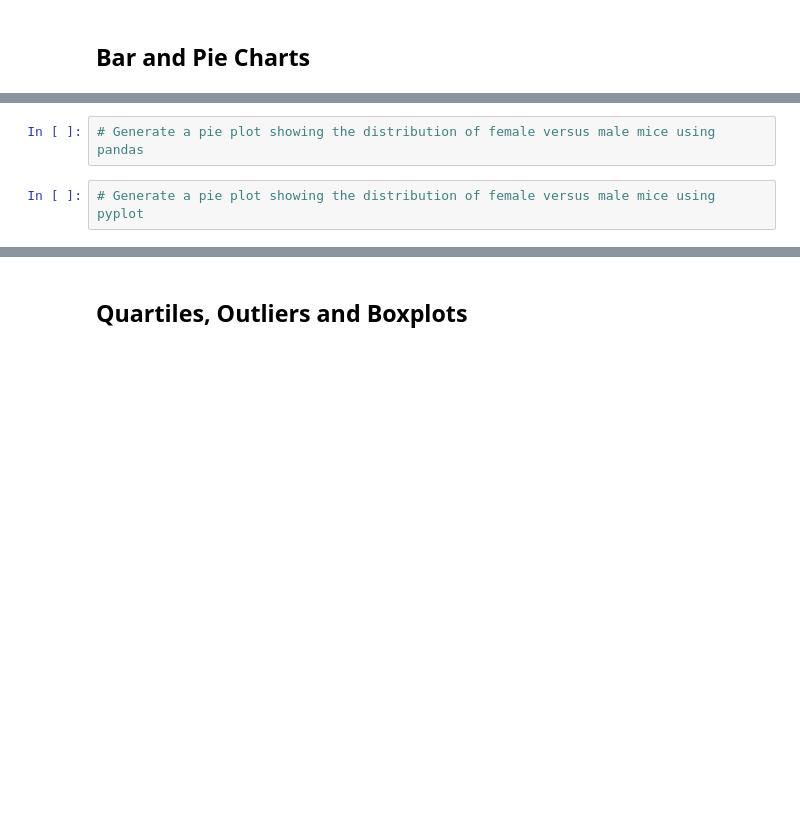
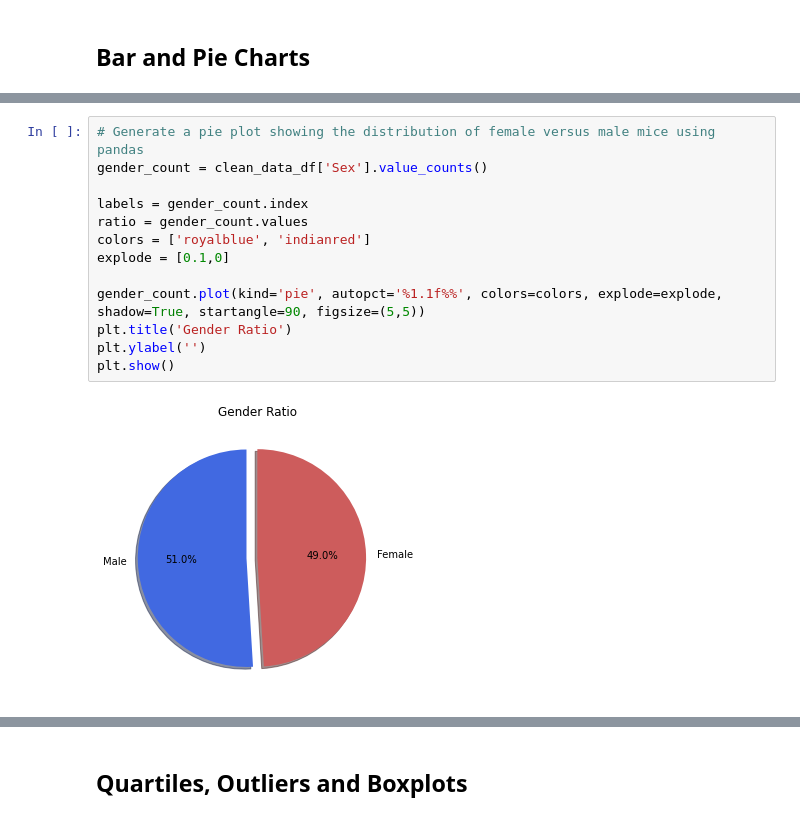
Before and after one commit to mrwelchman/matplotlib-challenge, a Jupyter notebook: Pymaceuticals/pymaceuticals.ipynb, the cells around one changed output, grey strips where cells are left out. Cells and saved outputs as stored; diff of their text form; blank space fills up the shorter version.

```diff
--- a/Pymaceuticals/pymaceuticals.ipynb
+++ b/Pymaceuticals/pymaceuticals.ipynb
@@ -168,4 +181,15 @@ plt.savefig('bar_panda')
-# %%
-# Generate a pie plot showing the distribution of female versus male mice using pandas
-# %%
-# Generate a pie plot showing the distribution of female versus male mice using pyplot
+# %%
+# Generate a pie plot showing the distribution of female versus male mice using pandas
+gender_count = clean_data_df['Sex'].value_counts()
+
+labels = gender_count.index
+ratio = gender_count.values
+colors = ['royalblue', 'indianred']
+explode = [0.1,0]
+
+gender_count.plot(kind='pie', autopct='%1.1f%%', colors=colors, explode=explode, shadow=True, startangle=90, figsize=(5,5))
+plt.title('Gender Ratio')
+plt.ylabel('')
+plt.show()
+# %% [output]
+[figure, added]
```
Also changed, not shown: parts of 20 cells of this notebook, 2 other files.
